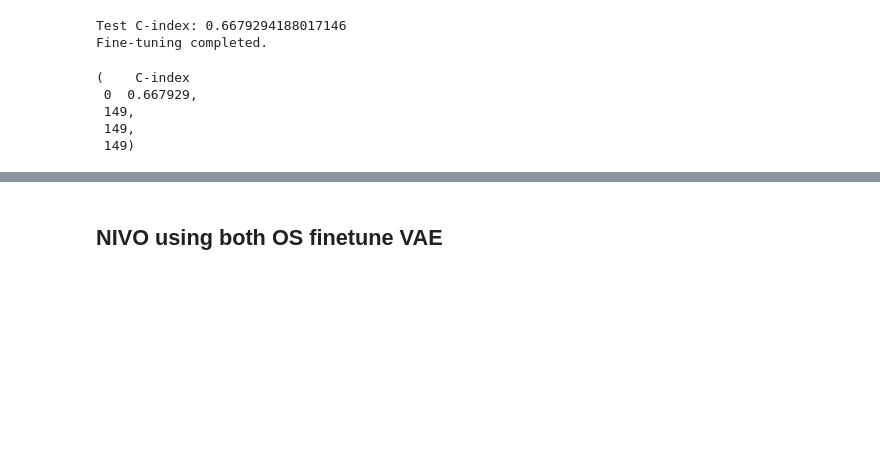
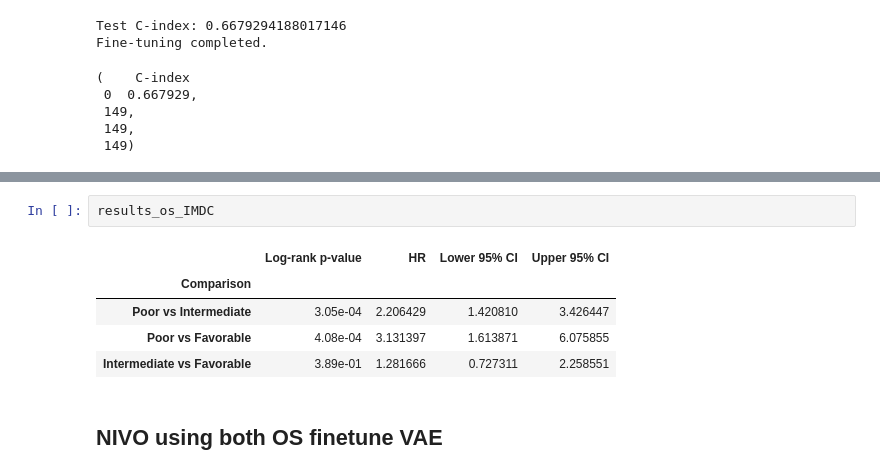
Before and after one commit to ReviveMed/mzEmbed, a Jupyter notebook: example_notebooks/finetune_post_survival_analysis.ipynb, the cells around one changed output, grey strips where cells are left out. Saved outputs shown, nothing was run; the diff lists cells and outputs as text; blank space fills up the shorter version.

```diff
--- a/example_notebooks/finetune_post_survival_analysis.ipynb
+++ b/example_notebooks/finetune_post_survival_analysis.ipynb
@@ -352,3 +408,11 @@ results_os
+# %%
+results_os_IMDC
+# %% [output]
+|  | Log-rank p-value | HR | Lower 95% CI | Upper 95% CI |
+| Comparison |  |  |  |  |
+| Poor vs Intermediate | 3.05e-04 | 2.206429 | 1.420810 | 3.426447 |
+| Poor vs Favorable | 4.08e-04 | 3.131397 | 1.613871 | 6.075855 |
+| Intermediate vs Favorable | 3.89e-01 | 1.281666 | 0.727311 | 2.258551 |
 # %% [markdown]
 ## NIVO using both OS finetune VAE
 # %%
```
Also changed, not shown: parts of 11 cells of this notebook, 9 other files.
